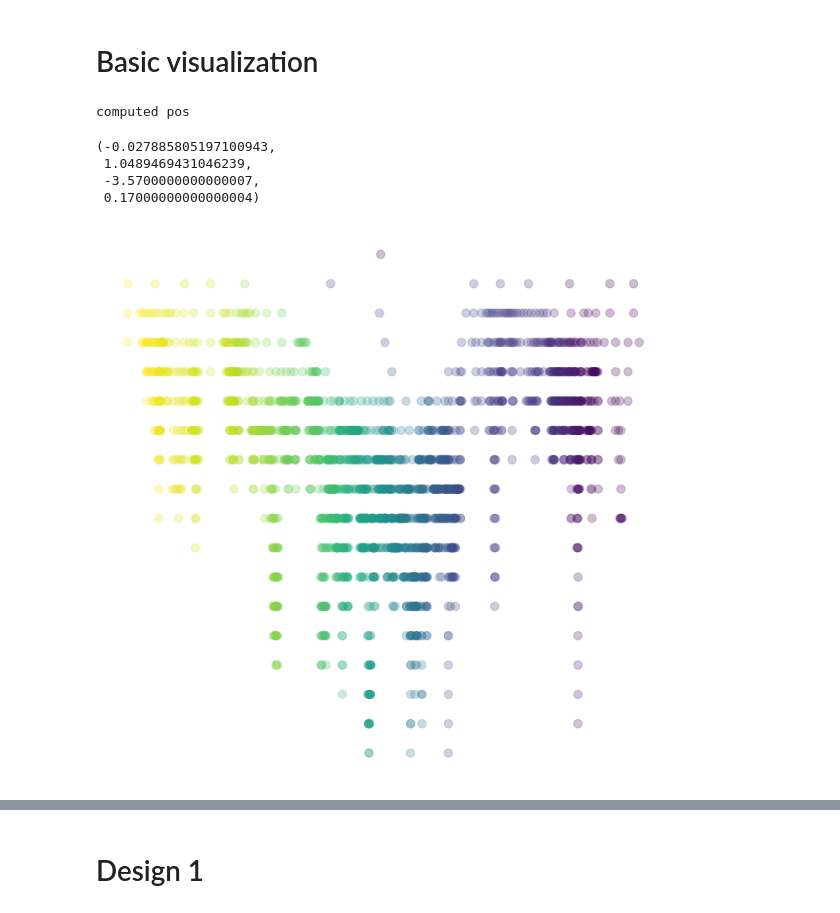
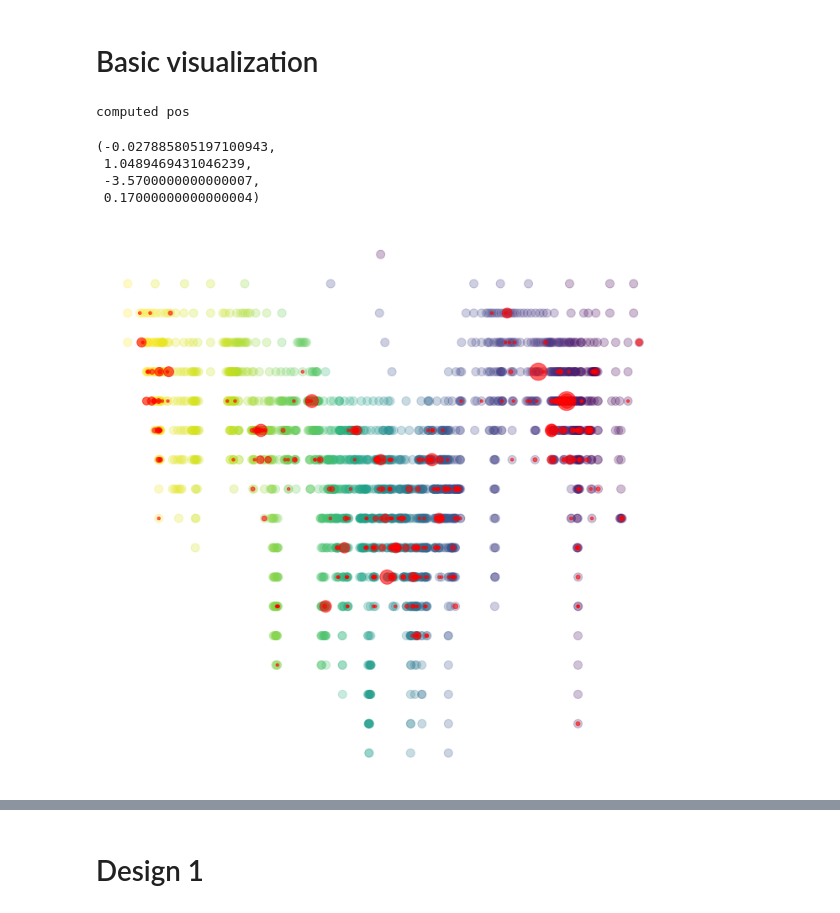
Before and after one commit to SeanMcCarren/visualizing-side-effects, a Jupyter notebook: example.ipynb, the cells around one changed output, grey strips where cells are left out. Saved outputs shown, nothing was run; the diff lists cells and outputs as text; code cells hidden in the pictures.

```diff
--- a/example.ipynb
+++ b/example.ipynb
@@ -120,3 +79,13 @@ draw_nodes
 # %%
-draw_nodes
+nodes = list(summary.nodes.values())
+ws = [n.pred_agg for n in nodes]
+order = np.argsort(ws)
+
+fig = go.Figure(go.Bar(
+        x=[nodes[o].pred_agg for o in order],
+        y=[nodes[o].label for o in order],
+        orientation='h',
+        name='frequency'))
+
+fig.show() PUT BAR CHART TO MOTIVATE OTHER TABLE
 # %% [output]
@@ -142,0 +93,4 @@ draw_nodes
+# %%
+for node in nodes:
+    f_node = T.nodes[node.name]
+    print(f_node.label)
@@ -143,7 +108,7 @@ draw_nodes
 # %% [markdown]
 # Basic visualization
 # %%
-tree = T
+tree = T_P
 
 c = 9
 def l(t):
@@ -180,33 +145,37 @@ for i, node in enumerate(tree.traverse(raise_on_visited=False, yield_visited=Fal
                 edges_to_add_later.append((node.name, child.name))
 
 g = nx.DiGraph()
 g.add_edges_from(edges)
 
 assert nx.is_tree(g)
 
 pos = hierarchy_pos(g)
 
 g.add_edges_from(edges_to_add_later)
 
 selected_labels = {node.name: l(node.label) for node in tree.nodes.values() if node.name in summary.nodes.keys()}
 
 print("computed pos")
 fig = plt.figure(figsize=(12,12))
 ax = fig.gca()
 # fig, axs = plt.subplots(figsize=(30,15), ncols=2)
 
 # nx.draw_networkx_edges(g, pos, ax=ax, arrowstyle='-', alpha=0.1)
 nx.draw_networkx_nodes(g, pos, ax=ax, alpha=0.26, node_size=100, cmap='viridis', node_color=[coloring[n] for n in list(g)])
 # nx.draw_networkx(g, pos, ax=axs[1], nodelist=selected_labels.keys(), edgelist=[], with_labels=False, alpha=1.0, node_size=100, cmap='viridis', node_color=[coloring[n] for n in selected_labels.keys()]);
 # nx.draw_networkx_labels(g, pos, ax=axs[1], labels=selected_labels);
 # fig
+
+
+nx.draw_networkx_nodes(g, pos, ax=ax, nodelist=[n.name for n in tree.nodes.values() if (n.pred is not None and n.pred != 0)], alpha=0.6, node_size=[n.pred * 5000 for n in tree.nodes.values()  if (n.pred is not None and n.pred != 0)], cmap='viridis', node_color="red")
+
 plt.axis('off')
-# plt.savefig('full_tree.pdf', bbox_inches='tight', pad_inches = 0)
+# plt.savefig('full_tree_and_preds.pdf', bbox_inches='tight', pad_inches = 0)
 # %% [output]
 computed pos
 (-0.027885805197100943,
  1.0489469431046239,
  -3.5700000000000007,
  0.17000000000000004)
-[figure, old version]
+[figure, new version]
 # %%
```
Also changed, not shown: parts of 17 cells of this notebook, 2 other files.
